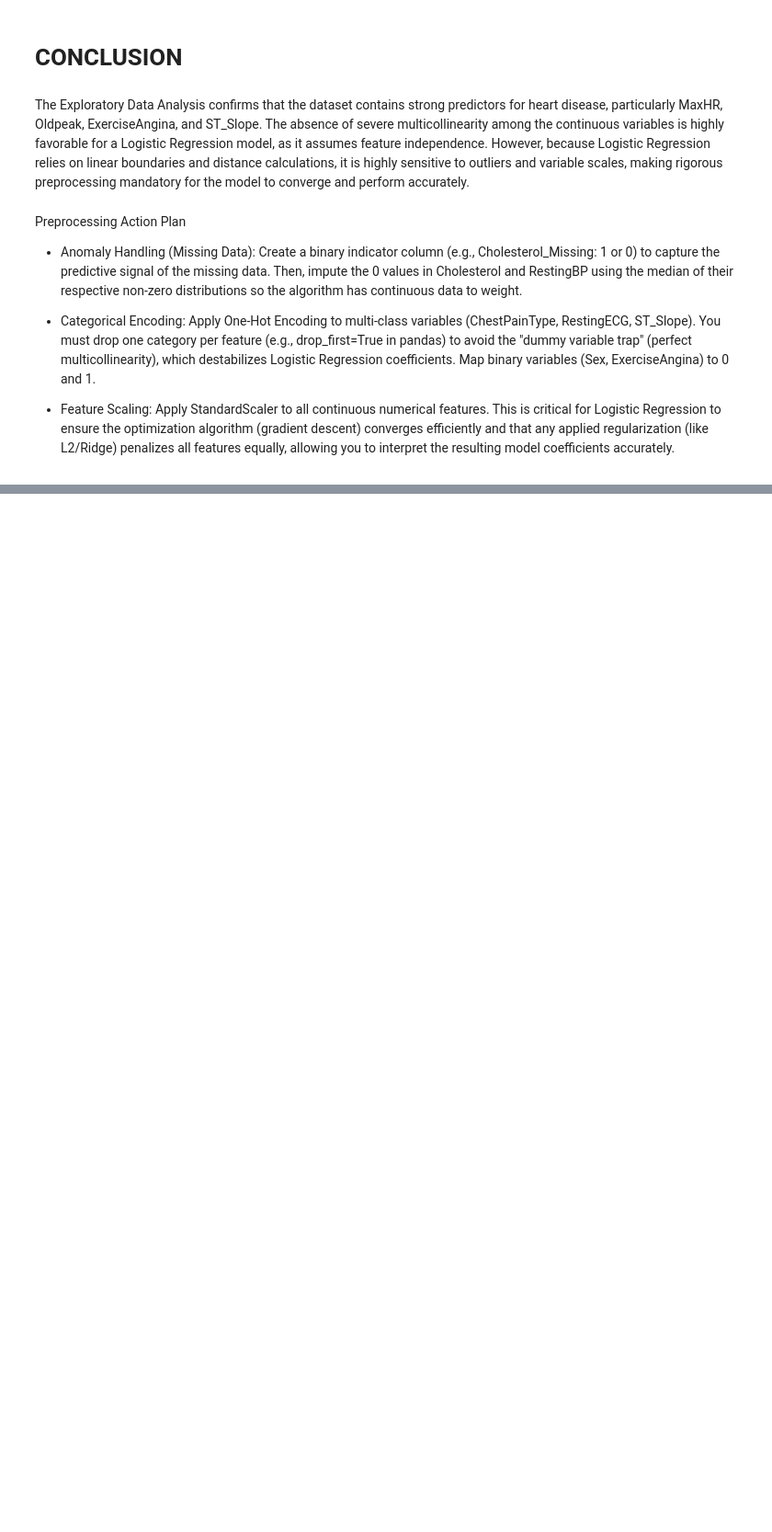
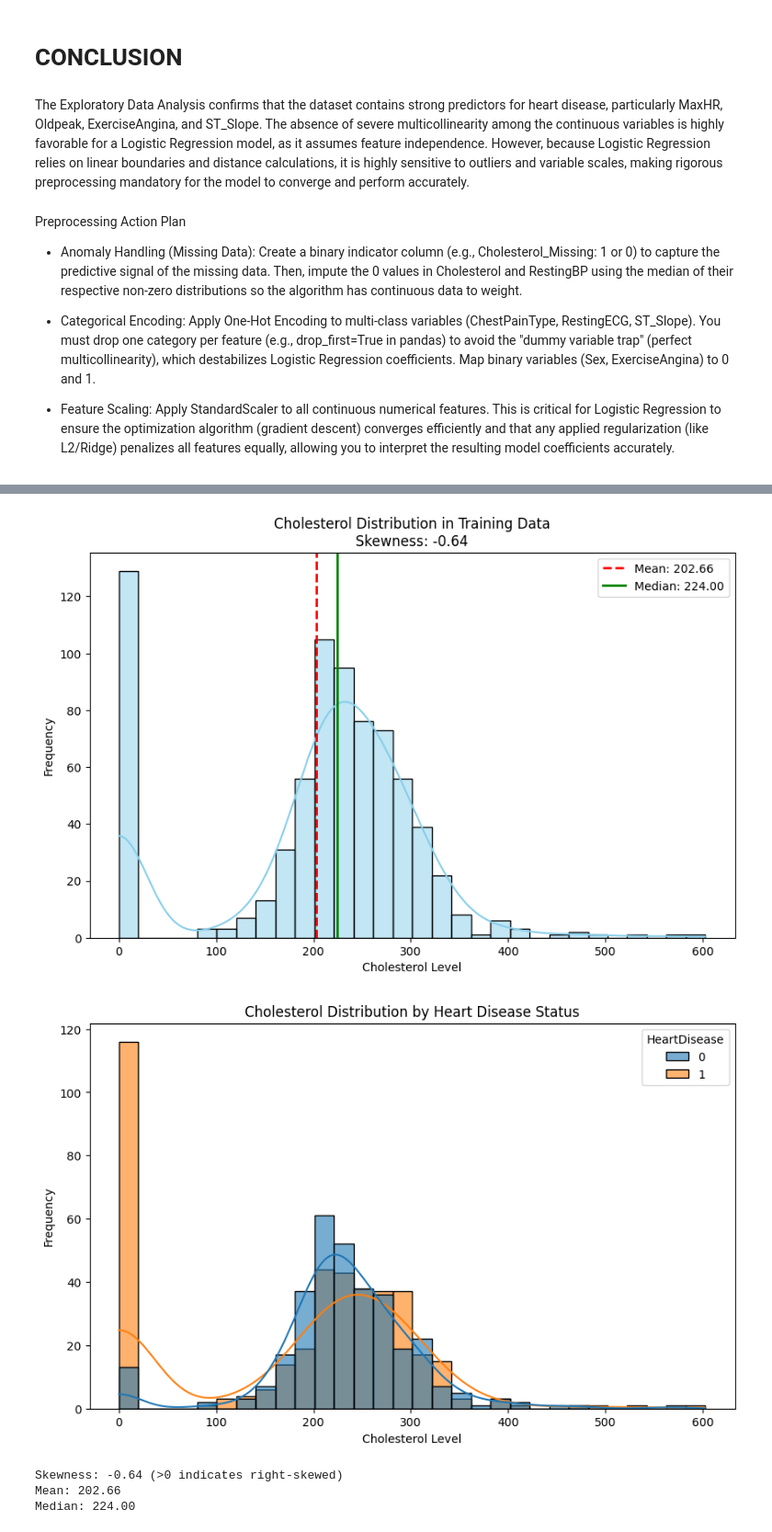
Before and after one commit to hgiaan/ML-GroupProject, a Jupyter notebook: 2-EDA & Preprocessing/EDA(fin).ipynb, the cells around one changed output, grey strips where cells are left out. Shown at 92% size. Saved outputs shown, nothing was run; the diff lists cells and outputs as text; code cells hidden in the pictures; blank space fills up the shorter version.

Commit message:
add EDA for cholesterol in train_data

```diff
--- a/2-EDA & Preprocessing/EDA(fin).ipynb
+++ b/2-EDA & Preprocessing/EDA(fin).ipynb
@@ -238,0 +242,45 @@ Preprocessing Action Plan
+# %%
+import pandas as pd
+import matplotlib.pyplot as plt
+import seaborn as sns
+from scipy.stats import skew
+
+df = pd.read_csv("../1-Data/train_data.csv")
+
+cholesterol_data = df['Cholesterol'].dropna()
+
+mean_val = cholesterol_data.mean()
+median_val = cholesterol_data.median()
+skewness_val = skew(cholesterol_data)
+
+# Plot 1: Overall Cholesterol Distribution (Checking for Skewness)
+plt.figure(figsize=(10, 6))
+sns.histplot(data=df, x='Cholesterol', kde=True, color='skyblue', bins=30)
+
+plt.axvline(mean_val, color='red', linestyle='dashed', linewidth=2, label=f'Mean: {mean_val:.2f}')
+plt.axvline(median_val, color='green', linestyle='solid', linewidth=2, label=f'Median: {median_val:.2f}')
+
+plt.title(f'Cholesterol Distribution in Training Data\nSkewness: {skewness_val:.2f}')
+plt.xlabel('Cholesterol Level')
+plt.ylabel('Frequency')
+plt.legend()
+plt.show()
+
+# Plot 2: The "Role" of Cholesterol (Distribution grouped by Heart Disease)
+plt.figure(figsize=(10, 6))
+sns.histplot(data=df, x='Cholesterol', hue='HeartDisease', kde=True, bins=30, alpha=0.6)
+
+plt.title('Cholesterol Distribution by Heart Disease Status')
+plt.xlabel('Cholesterol Level')
+plt.ylabel('Frequency')
+plt.show()
+
+print(f"Skewness: {skewness_val:.2f} (>0 indicates right-skewed)")
+print(f"Mean: {mean_val:.2f}")
+print(f"Median: {median_val:.2f}")
+# %% [output]
+[figure, added]
+[figure, added]
+Skewness: -0.64 (>0 indicates right-skewed)
+Mean: 202.66
+Median: 224.00
```
Also changed, not shown: parts of 1 cell of this notebook.
